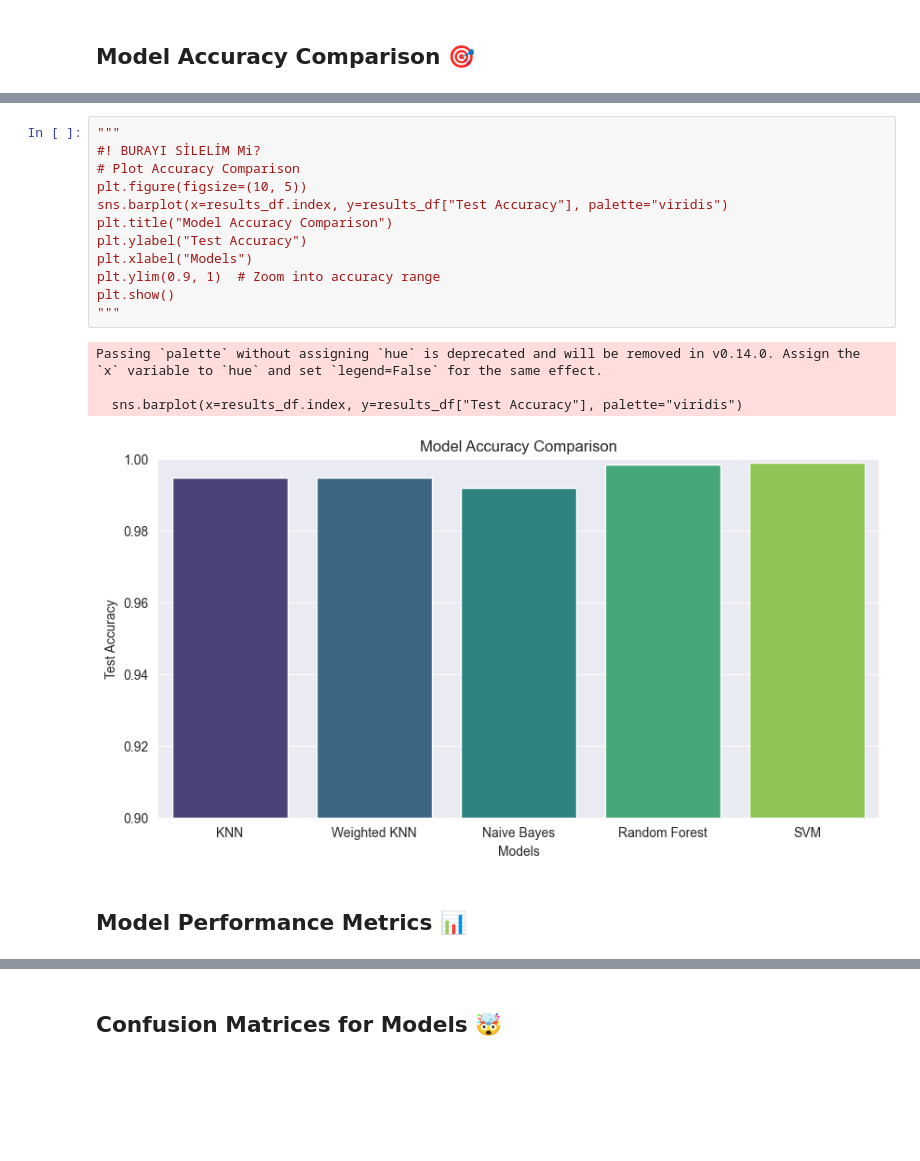
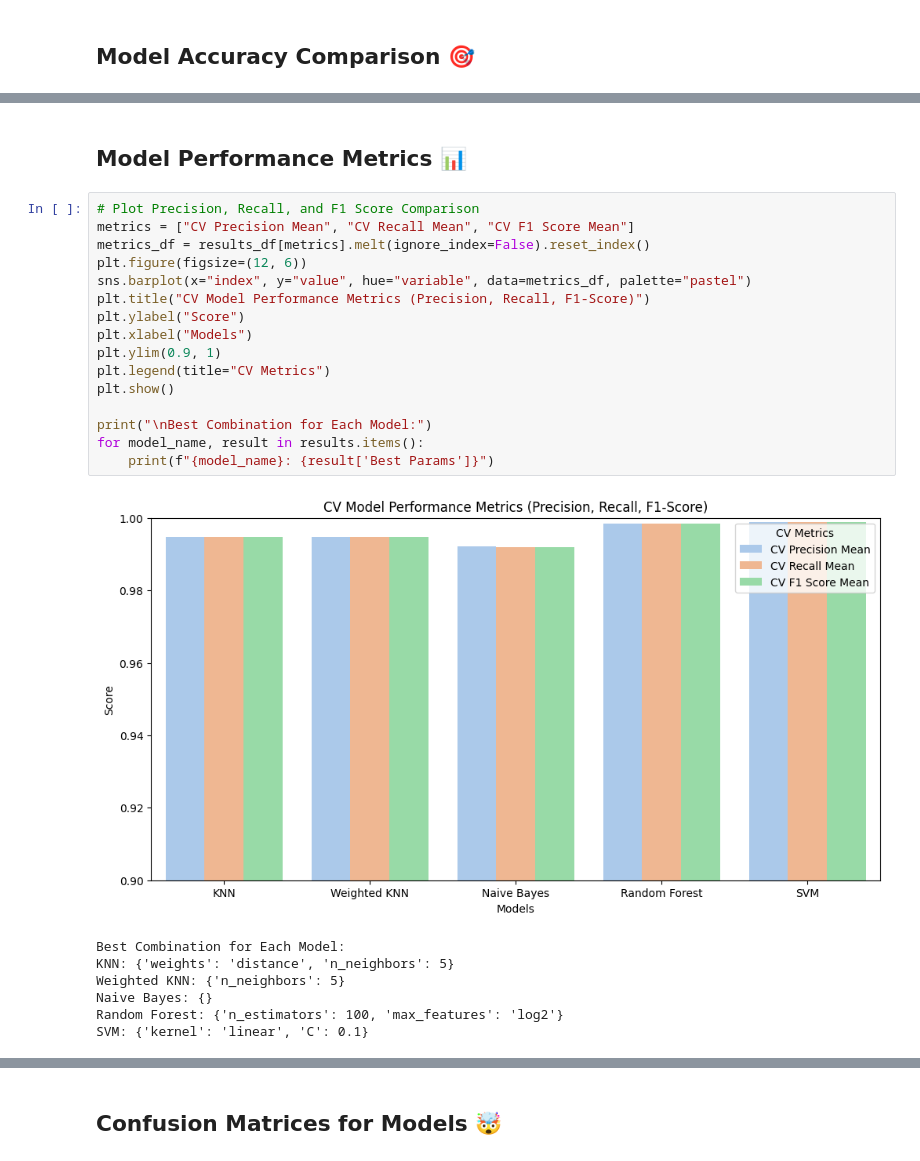
Before and after one commit to merttcetn/ML-PA1, a Jupyter notebook: assignment_1.ipynb, the cells around one changed output, grey strips where cells are left out. Cells and saved outputs as stored; diff of their text form; blank space fills up the shorter version.

```diff
--- a/assignment_1.ipynb
+++ b/assignment_1.ipynb
@@ -373,20 +363,27 @@ Passing `palette` without assigning `hue` is deprecated and will be removed in v
-# %%
-"""
-#! BURAYI SİLELİM Mi?
-# Plot Accuracy Comparison
-plt.figure(figsize=(10, 5))
-sns.barplot(x=results_df.index, y=results_df["Test Accuracy"], palette="viridis")
-plt.title("Model Accuracy Comparison")
-plt.ylabel("Test Accuracy")
-plt.xlabel("Models")
-plt.ylim(0.9, 1)  # Zoom into accuracy range
-plt.show()
-"""
-# %% [output]
-Passing `palette` without assigning `hue` is deprecated and will be removed in v0.14.0. Assign the `x` variable to `hue` and set `legend=False` for the same effect.
-
-  sns.barplot(x=results_df.index, y=results_df["Test Accuracy"], palette="viridis")
-[figure, removed]
 # %% [markdown]
 ## **Model Performance Metrics 📊**
+# %%
+# Plot Precision, Recall, and F1 Score Comparison
+metrics = ["CV Precision Mean", "CV Recall Mean", "CV F1 Score Mean"]
+metrics_df = results_df[metrics].melt(ignore_index=False).reset_index()
+plt.figure(figsize=(12, 6))
+sns.barplot(x="index", y="value", hue="variable", data=metrics_df, palette="pastel")
+plt.title("CV Model Performance Metrics (Precision, Recall, F1-Score)")
+plt.ylabel("Score")
+plt.xlabel("Models")
+plt.ylim(0.9, 1)
+plt.legend(title="CV Metrics")
+plt.show()
+
+print("\nBest Combination for Each Model:")
+for model_name, result in results.items():
+    print(f"{model_name}: {result['Best Params']}")
+# %% [output]
+[figure, added]
+Best Combination for Each Model:
+KNN: {'weights': 'distance', 'n_neighbors': 5}
+Weighted KNN: {'n_neighbors': 5}
+Naive Bayes: {}
+Random Forest: {'n_estimators': 100, 'max_features': 'log2'}
+SVM: {'kernel': 'linear', 'C': 0.1}
 # %%
```
Also changed, not shown: parts of 25 cells of this notebook.
